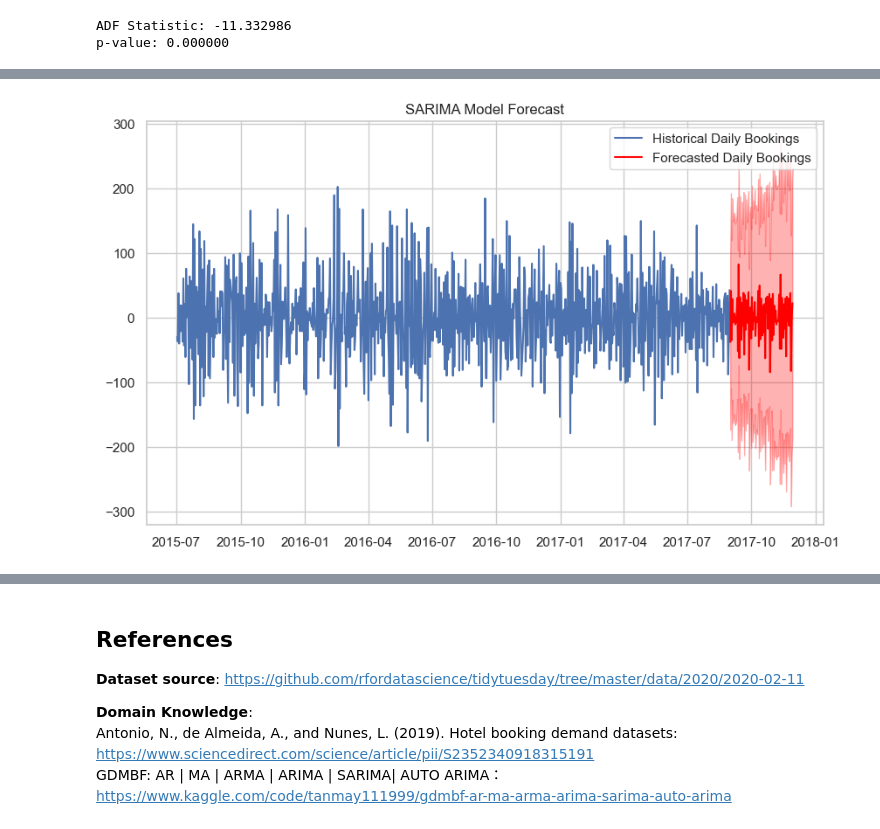
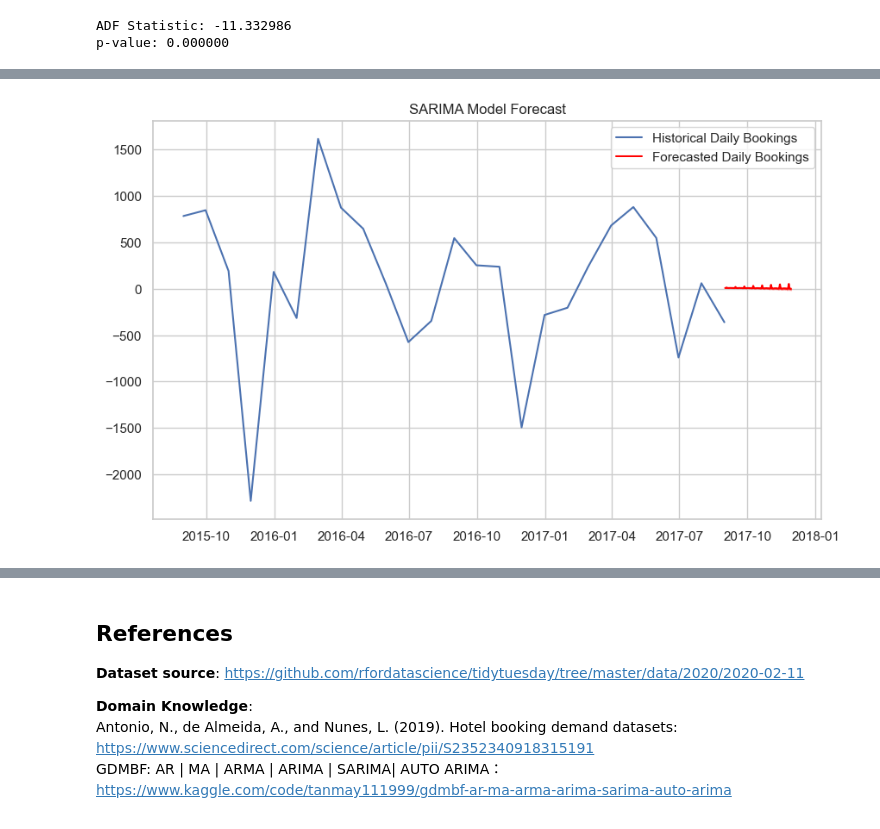
Before and after one commit to Zhengnan817/DAV-6150, a Jupyter notebook: Final_project/ARIMA2.ipynb, the cells around one changed output, grey strips where cells are left out. Drawn from its saved outputs; the diff is of its cells as text; code cells hidden in the pictures.

```diff
--- a/Final_project/part1-4_FinalProject(1) copy.ipynb
+++ b/Final_project/ARIMA2.ipynb
@@ -562,0 +608,3 @@ Warnings:
+# %%
+# Aggregate to monthly data and calculate the total number of bookings per month
+monthly_bookings = daily_bookings.resample('M').sum()  # Total number of bookings per month
@@ -562,0 +630,8 @@ Warnings:
+# %%
+# Perform first differencing on the data
+monthly_bookings_diff = monthly_bookings.diff().dropna()
+
+# Repeat the ADF test
+monthly_diff_ADF = adfuller(monthly_bookings_diff)
+print('ADF Statistic: %f' % result_diff[0])
+print('p-value: %f' % result_diff[1])
@@ -562,0 +664,4 @@ Warnings:
+# %%
+monthly_bookings_log = np.log(monthly_bookings_diff + abs(min(monthly_bookings_diff)) + 1)
+sarima_model_monthly = SARIMAX(monthly_bookings_log, order=(1, 1, 1), seasonal_order=(1, 1, 1, 12))
+month_results = sarima_model_monthly.fit()
@@ -563,18 +713,18 @@ Warnings:
 # %%
 # Perform forecasting
-sarima_forecast = sarima_result.get_forecast(steps=90)
-forecast_index = pd.date_range(start=daily_bookings_diff.index[-1], periods=91, freq='D')[1:]
+sarima_forecast = month_results.get_forecast(steps=90)
+forecast_index = pd.date_range(start=monthly_bookings_diff.index[-1], periods=91, freq='D')[1:]
 forecast_mean = sarima_forecast.predicted_mean
 forecast_conf_int = sarima_forecast.conf_int()
 # Visualize historical data and forecast results
 plt.figure(figsize=(10, 6))
-plt.plot(daily_bookings_diff.index, daily_bookings_diff, label='Historical Daily Bookings')
+plt.plot(monthly_bookings_diff.index, monthly_bookings_diff, label='Historical Daily Bookings')
 plt.plot(forecast_index, forecast_mean, label='Forecasted Daily Bookings', color='red')
 plt.fill_between(forecast_index,
                  forecast_conf_int.iloc[:, 0],
                  forecast_conf_int.iloc[:, 1], color='red', alpha=0.3)
 plt.legend()
 plt.title('SARIMA Model Forecast')
 plt.show()
 # %% [output]
-[figure, old version]
+[figure, new version]
```
Also changed, not shown: parts of 39 cells of this notebook, 2 other files.
